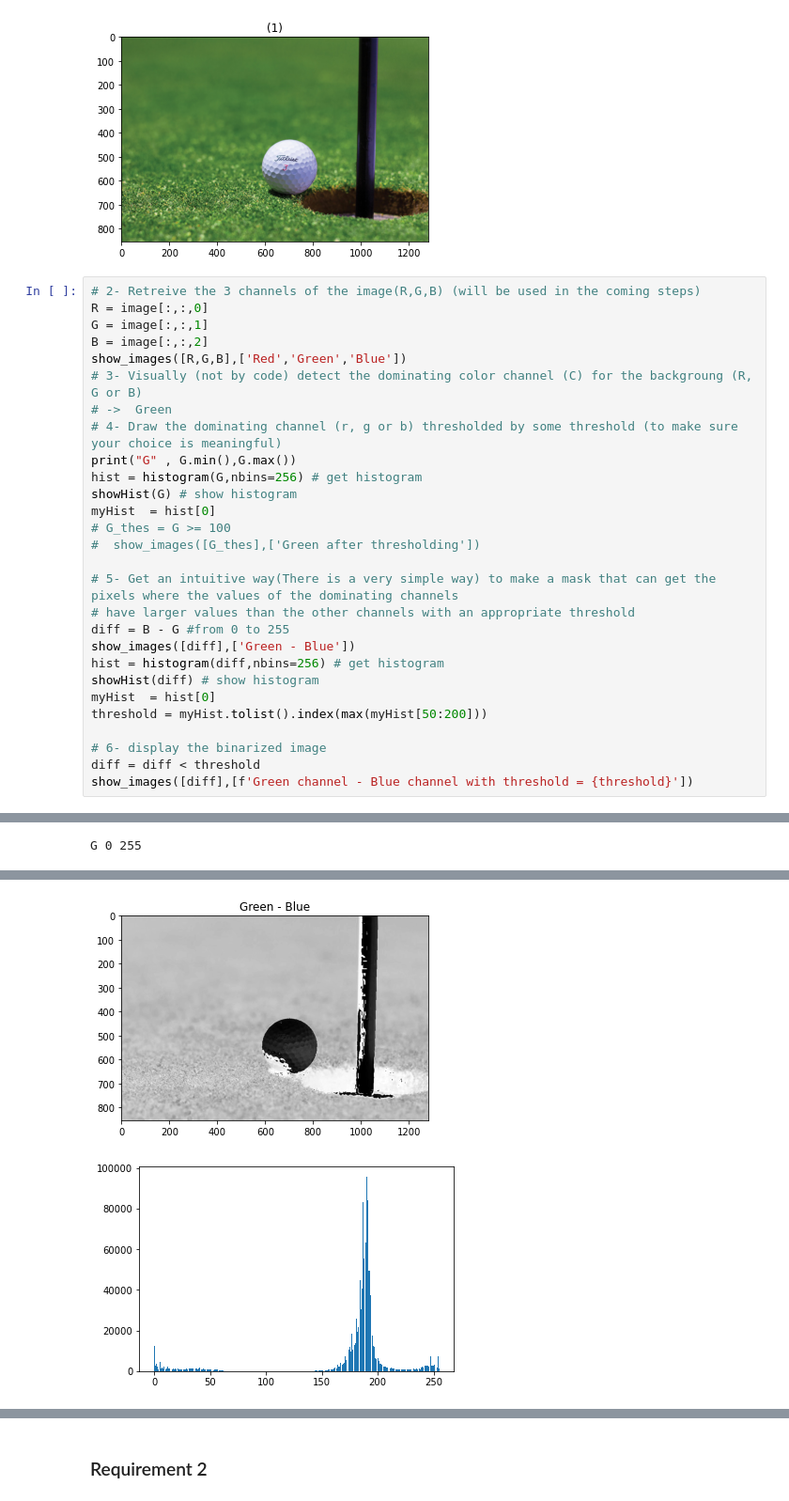
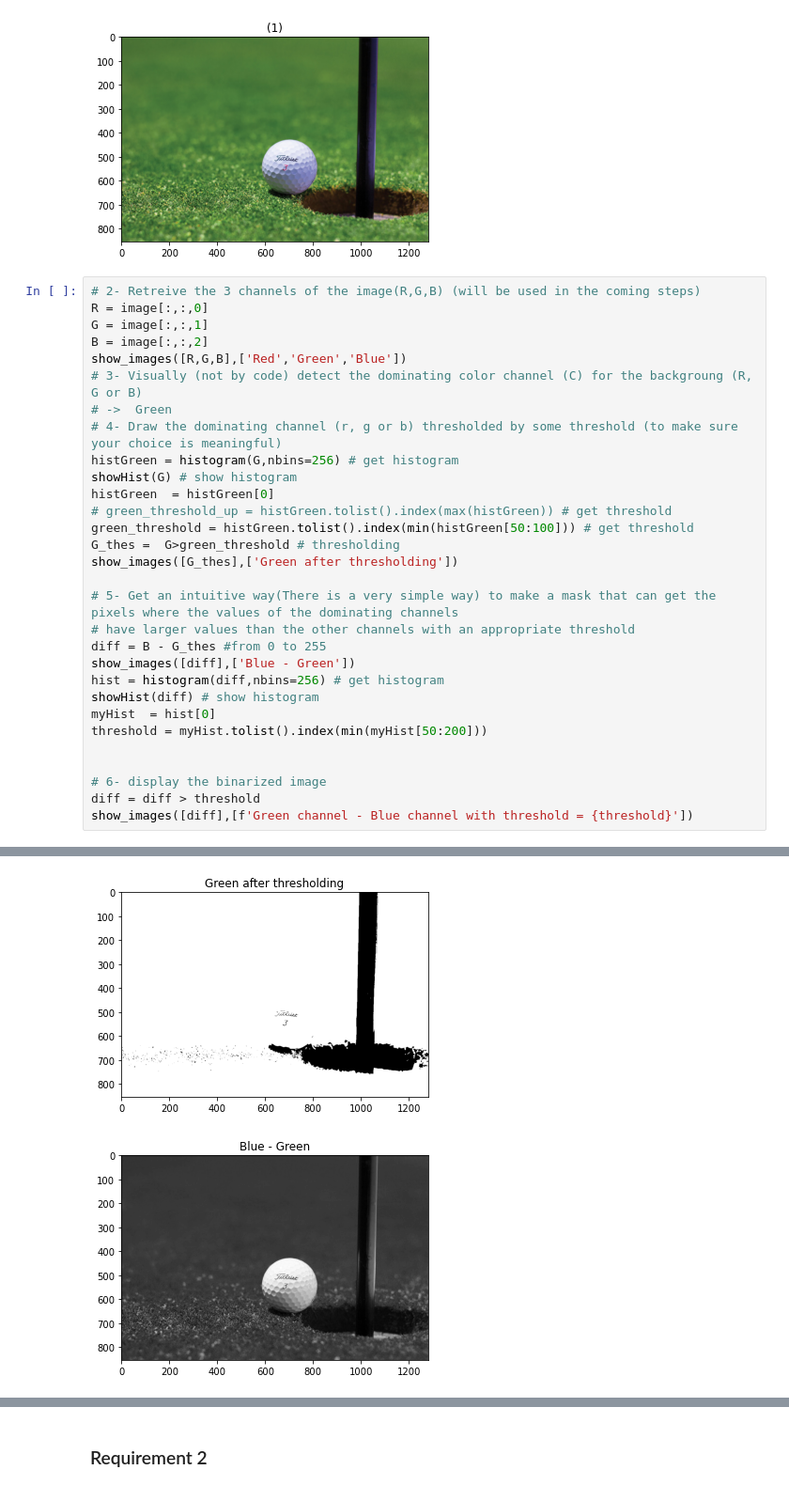
Before and after one commit to EngPeterAtef/ImageProcessing_Labs, a Jupyter notebook: Lab7_std/Lab_Seg_1_STD.ipynb, the cells around one changed output, grey strips where cells are left out. Shown: that part at 94% size. Saved outputs shown, nothing was run; the diff lists cells and outputs as text.

```diff
--- a/Lab7_std/Lab_Seg_1_STD.ipynb
+++ b/Lab7_std/Lab_Seg_1_STD.ipynb
@@ -24,34 +24,35 @@ show_images([image])
 # %%
 # 2- Retreive the 3 channels of the image(R,G,B) (will be used in the coming steps)
 R = image[:,:,0]
 G = image[:,:,1]
 B = image[:,:,2]
 show_images([R,G,B],['Red','Green','Blue'])
 # 3- Visually (not by code) detect the dominating color channel (C) for the backgroung (R, G or B)
 # ->  Green
 # 4- Draw the dominating channel (r, g or b) thresholded by some threshold (to make sure your choice is meaningful)
-print("G" , G.min(),G.max())
-hist = histogram(G,nbins=256) # get histogram
+histGreen = histogram(G,nbins=256) # get histogram
 showHist(G) # show histogram
-myHist  = hist[0]
-# G_thes = G >= 100
-#  show_images([G_thes],['Green after thresholding'])
+histGreen  = histGreen[0]
+# green_threshold_up = histGreen.tolist().index(max(histGreen)) # get threshold
+green_threshold = histGreen.tolist().index(min(histGreen[50:100])) # get threshold
+G_thes =  G>green_threshold # thresholding
+show_images([G_thes],['Green after thresholding'])
 
 # 5- Get an intuitive way(There is a very simple way) to make a mask that can get the pixels where the values of the dominating channels
 # have larger values than the other channels with an appropriate threshold
-diff = B - G #from 0 to 255
-show_images([diff],['Green - Blue'])
+diff = B - G_thes #from 0 to 255
+show_images([diff],['Blue - Green'])
 hist = histogram(diff,nbins=256) # get histogram
 showHist(diff) # show histogram
 myHist  = hist[0]
-threshold = myHist.tolist().index(max(myHist[50:200]))
+threshold = myHist.tolist().index(min(myHist[50:200]))
+
 
 # 6- display the binarized image
-diff = diff < threshold
+diff = diff > threshold
 show_images([diff],[f'Green channel - Blue channel with threshold = {threshold}'])
 # %% [output]
 [figure]
-G 0 255
 [figure]
-[figure, old version]
+[figure, new version]
-[figure, old version]
+[figure, new version]
```
Also changed, not shown: parts of 1 cell of this notebook.
